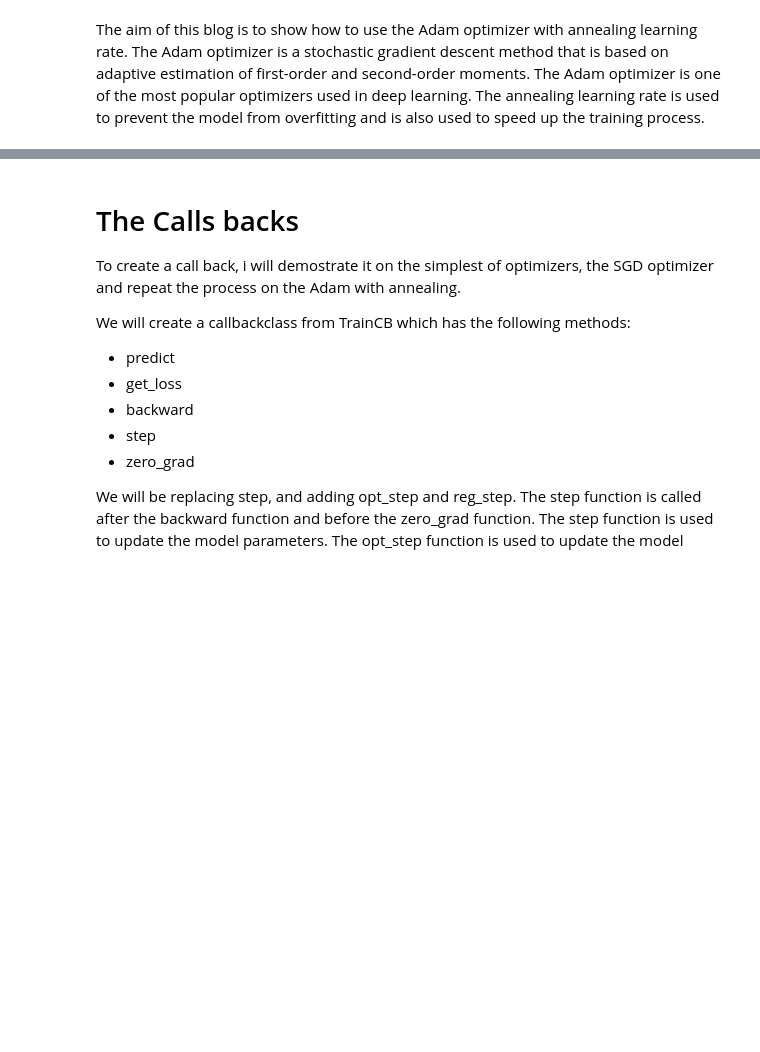
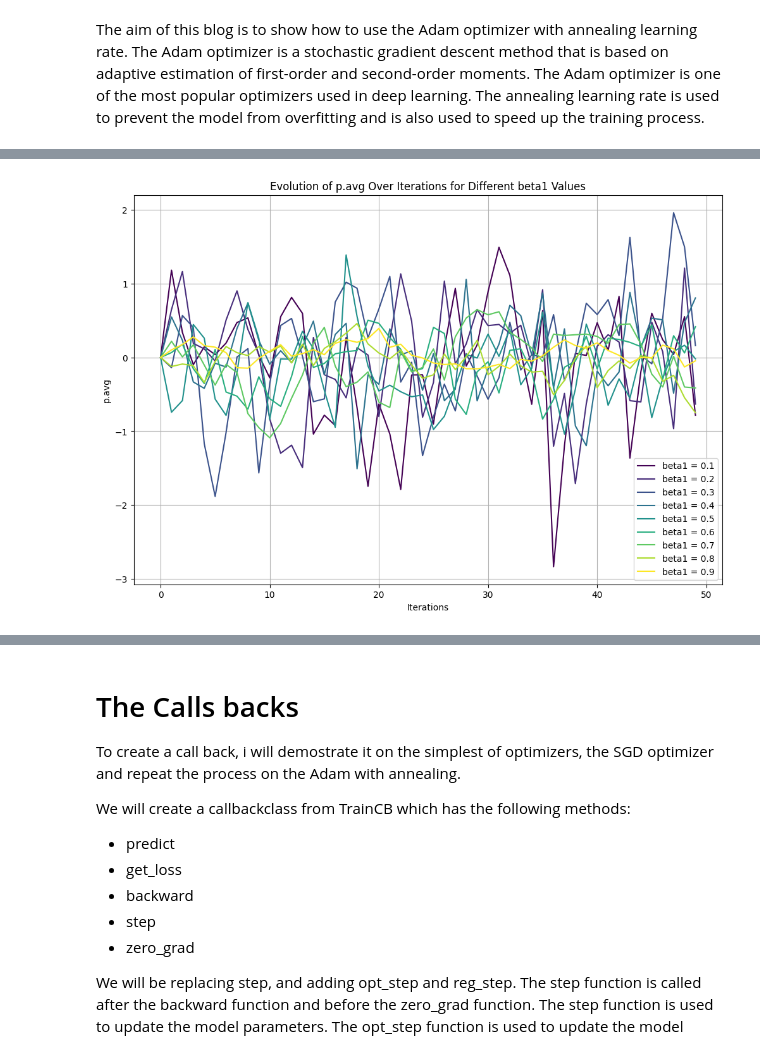
Before and after one commit to resolver101757/resolver101757.github.io, a Jupyter notebook: posts/adam_optimizer/index.ipynb, the cells around one changed output, grey strips where cells are left out. Cells and saved outputs as stored; diff of their text form; code cells hidden in the pictures; blank space fills up the shorter version.

```diff
--- a/posts/adam_optimizer/index.ipynb
+++ b/posts/adam_optimizer/index.ipynb
@@ -466,0 +524,37 @@ learn.fit(3)                                               # fits the model for
+# %%
+# Setting up an updated simulation with a wider range of beta1 values
+
+iterations = 50
+
+# New range of beta1 values
+beta1_values = np.arange(0.1, 1.0, 0.1)
+
+# Initialize a dictionary to store p.avg values for each beta1 across iterations
+p_avg_values = {beta1: [0] for beta1 in beta1_values}  # Start with 0
+
+# Simulate p.avg updates over iterations
+for beta1 in beta1_values:
+    for i in range(1, iterations):
+        # Simulate a random gradient at each step
+        p_grad = np.random.randn()
+
+        # Update p.avg using the formula: beta1*p.avg + (1-beta1)*p.grad
+        new_p_avg = beta1 * p_avg_values[beta1][-1] + (1 - beta1) * p_grad
+        p_avg_values[beta1].append(new_p_avg)
+
+# Plotting with relevant colors
+plt.figure(figsize=(12, 8))
+# Generate a color map to assign a unique color to each beta1 value
+colors = plt.cm.viridis(np.linspace(0, 1, len(beta1_values)))
+
+for beta1, color in zip(beta1_values, colors):
+    plt.plot(p_avg_values[beta1], label=f'beta1 = {beta1:.1f}', color=color)
+
+plt.xlabel('Iterations')
+plt.ylabel('p.avg')
+plt.title('Evolution of p.avg Over Iterations for Different beta1 Values')
+plt.legend()
+plt.grid(True)
+plt.show()
+# %% [output]
+[figure, added]
```
Also changed, not shown: parts of 95 cells of this notebook, 11 other files.
